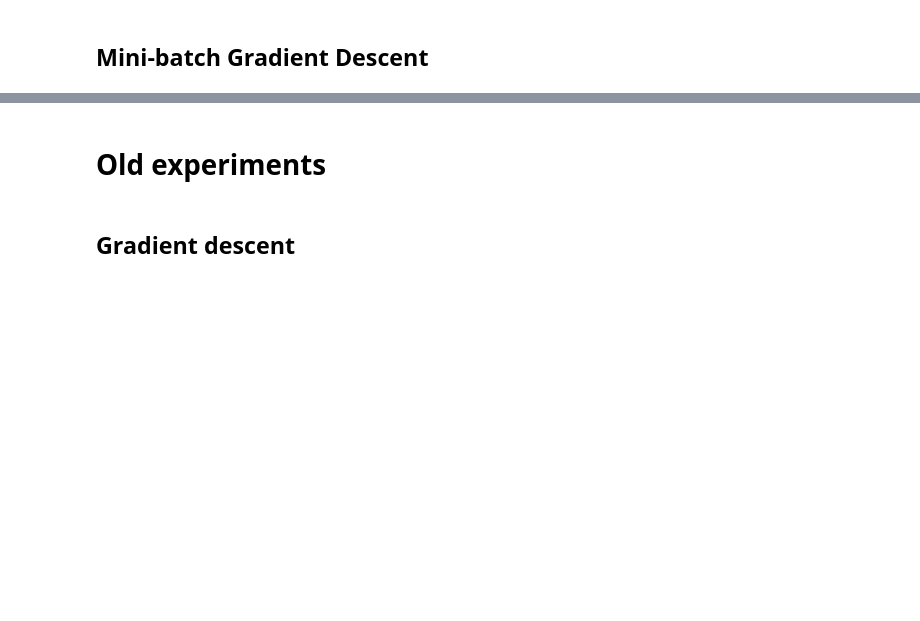
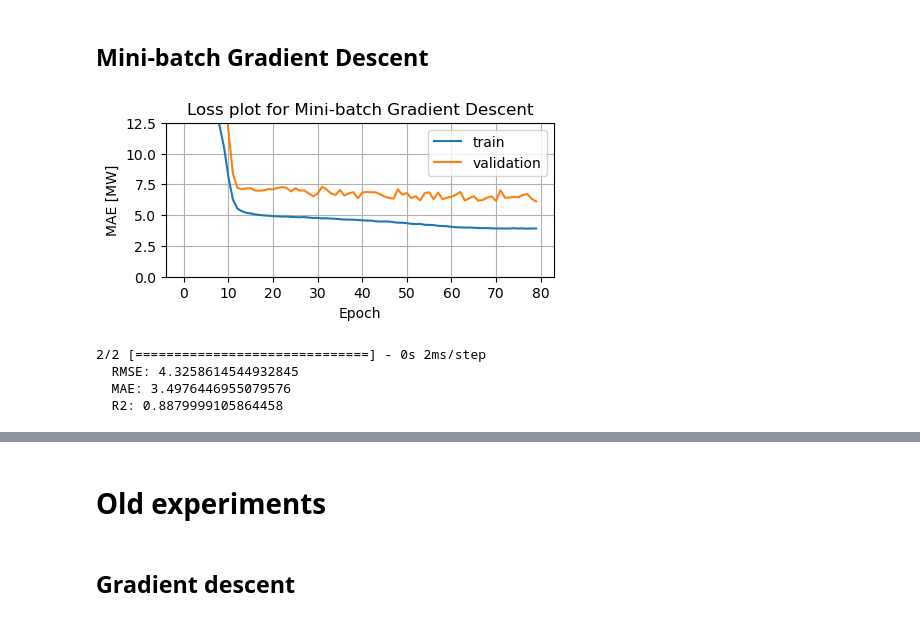
Before and after one commit to CasperAntonPoulsen/StatisticsProject, a Jupyter notebook: MLP_regressor.ipynb, the cells around one changed output, grey strips where cells are left out. Saved outputs shown, nothing was run; the diff lists cells and outputs as text; code cells hidden in the pictures; blank space fills up the shorter version.

```diff
--- a/MLP_regressor.ipynb
+++ b/MLP_regressor.ipynb
@@ -172,30 +201,43 @@ def build_and_compile_model_MGD(norm):
       norm,
       layers.Dense(32, activation='relu'),
       layers.Dense(16, activation='relu'),
       layers.Dense(1)
   ])
 
   model.compile(loss='mean_absolute_error',
                 optimizer=tf.keras.optimizers.experimental.SGD(0.01))
   return model
 
 dnn_windspeed_model_MGD = build_and_compile_model_MGD(windspeed_normalizer)
 
 power_MGD = dnn_windspeed_model_MGD.fit(
     train_X['Speed'],
     train_y,
     validation_split=0.2,
     verbose=0,
     epochs=80,
     batch_size = 32, # this is the default value
     # steps_per_epoch # when commented out and set to default value it calculated = (batch_size / len(df)).
     )
 
 plot_loss(power_MGD, "Loss plot for Mini-batch Gradient Descent")
 
 predictions = dnn_windspeed_model_MGD.predict(test_X["Speed"])
+
+# Save predictions to plot later.
+pred_mb = np.c_[test_X['Speed'].to_numpy(), predictions]
+pred_mb = pred_mb[pred_mb[:, 0].argsort()]
+pred_mb
+
+# Metrics
 (rmse, mae, r2) = eval_metrics(test_y, predictions)
 print("  RMSE: %s" % rmse)
 print("  MAE: %s" % mae)
 print("  R2: %s" % r2)
 %timeit
+# %% [output]
+[figure, added]
+2/2 [==============================] - 0s 2ms/step
+  RMSE: 4.3258614544932845
+  MAE: 3.4976446955079576
+  R2: 0.8879999105864458
```
Also changed, not shown: parts of 6 cells of this notebook, 4 other files.
